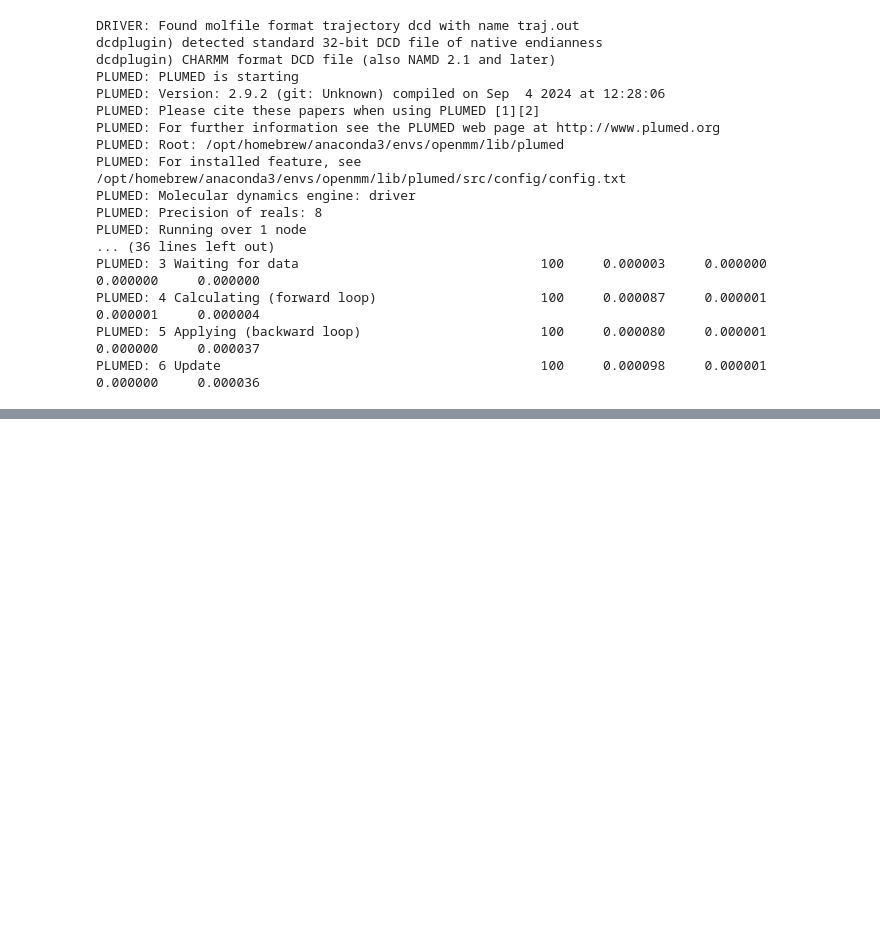
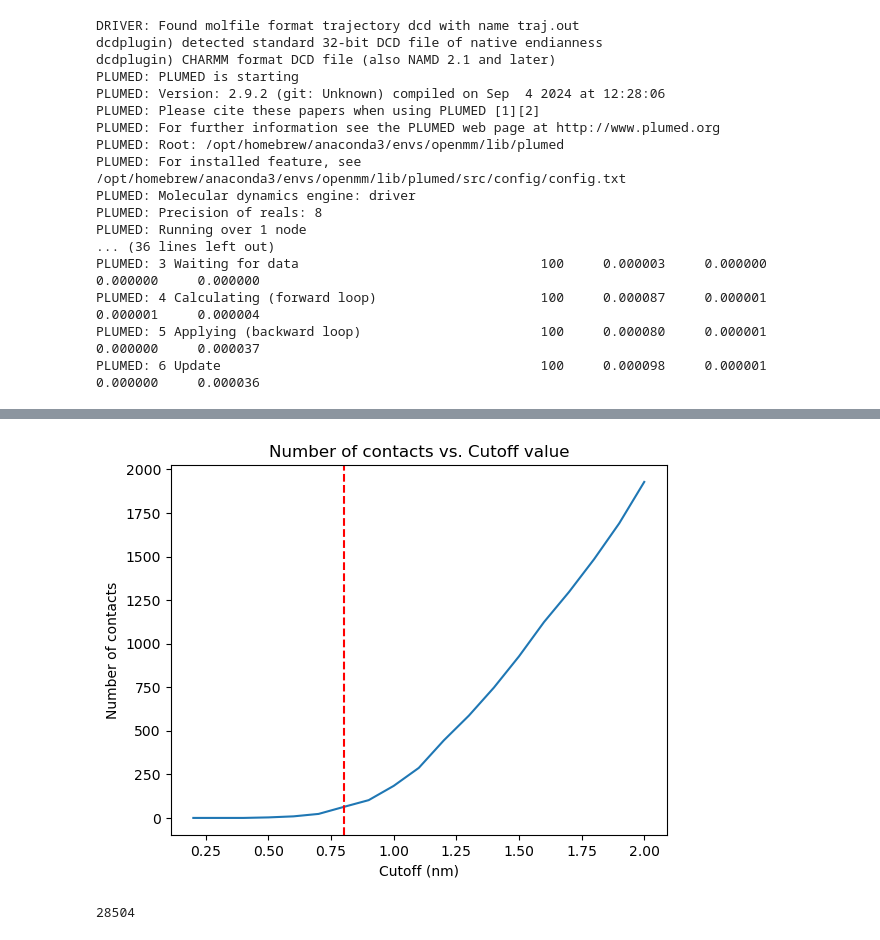
Before and after one commit to jakublala/openmm-md, a Jupyter notebook: plumed/plumed.ipynb, the cells around one changed output, grey strips where cells are left out. Saved outputs shown, nothing was run; the diff lists cells and outputs as text; code cells hidden in the pictures; blank space fills up the shorter version.

```diff
--- a/plumed/plumed.ipynb
+++ b/plumed/plumed.ipynb
@@ -161,0 +324,27 @@ Equilibrating...
+# %%
+
+cuttoffs = np.arange(0.2, 2.1, 0.1)
+num_contacts = []
+for cutoff in cuttoffs:
+    contact_map = compute_contact_map(traj, chain_A_indices, chain_B_indices, cutoff)
+    num_contacts.append(np.sum(contact_map))
+
+plt.plot(cuttoffs, num_contacts)
+plt.xlabel('Cutoff (nm)')
+plt.ylabel('Number of contacts')
+plt.title('Number of contacts vs. Cutoff value')
+# plot vertical line at 0.8
+plt.axvline(x=0.8, color='r', linestyle='--', label='R0=0.8')
+plt.show()
+# %% [output]
+[figure, added]
+# %%
+import MDAnalysis as mda
+
+# Load the trajectory
+u = mda.Universe('equilibrated.pdb', 'traj_unbiased.dcd')
+
+# Print the number of atoms
+print(u.atoms.n_atoms)
+# %% [output]
+28504
```
Also changed, not shown: parts of 8 cells of this notebook, 17 other files.
